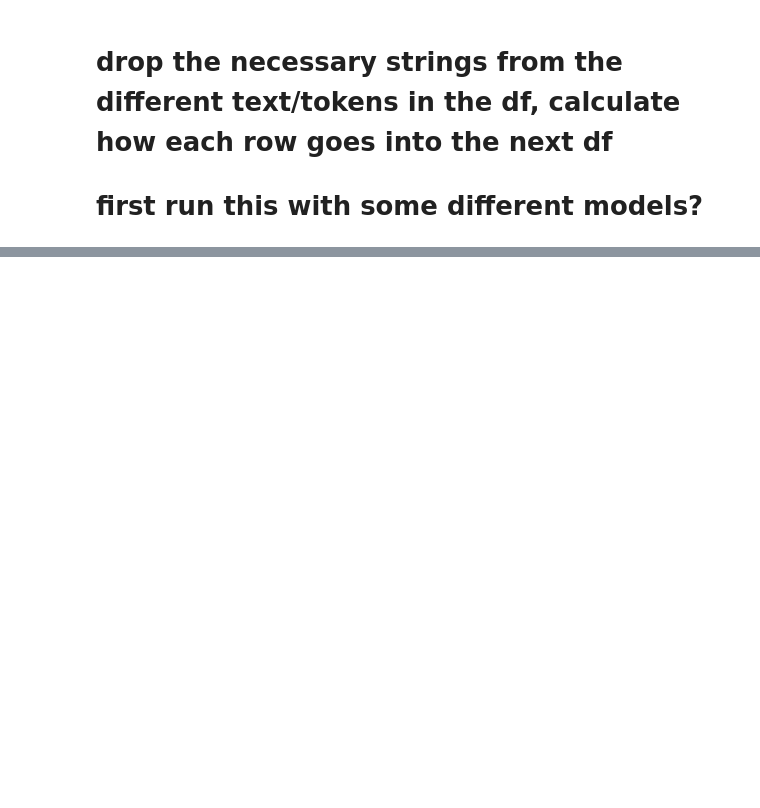
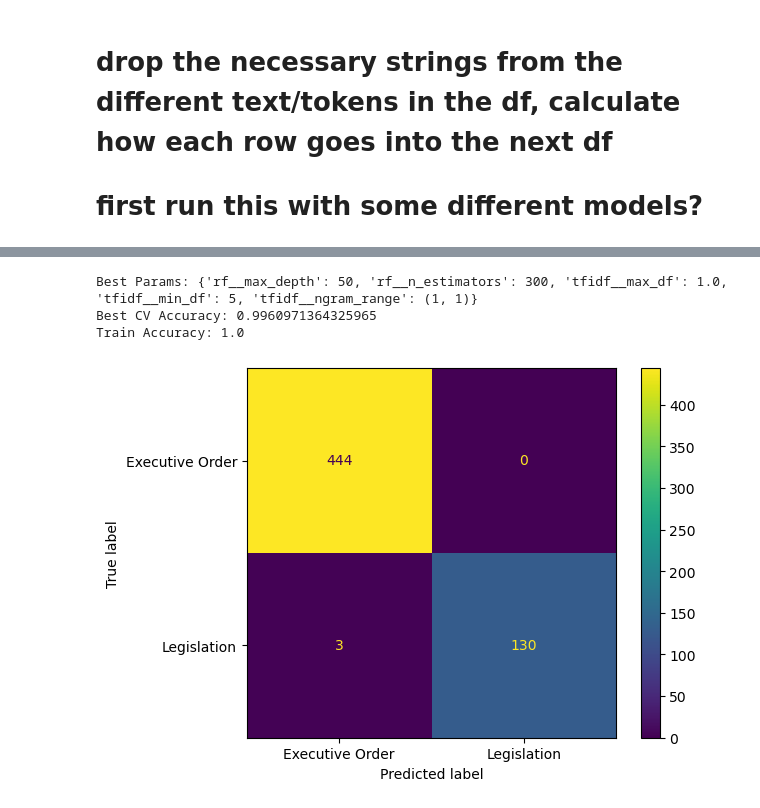
Before and after one commit to natehiatt/unitary_executive_project, a Jupyter notebook: notebooks/text_cleaning.ipynb, the cells around one changed output, grey strips where cells are left out. Saved outputs shown, nothing was run; the diff lists cells and outputs as text; code cells hidden in the pictures; blank space fills up the shorter version.

```diff
--- a/notebooks/text_cleaning.ipynb
+++ b/notebooks/text_cleaning.ipynb
@@ -802,16 +775,16 @@ pipe_rf = Pipeline([
 # setting up the parameters
 param_grid_rf = {
     'tfidf__max_df': [0.5, 0.75, 1.0],
-    'tfidf__min_df': [1, 3, 5, 10],
-    'tfidf__ngram_range': [(1, 1), (1, 2), (2, 2), (1, 3), (2, 3), (3, 3)],
-    'rf__n_estimators': [100, 200, 300],
-    'rf__criterion': ['gini', 'log_loss'],
+    'tfidf__min_df': [1, 5, 10],
+    'tfidf__ngram_range': [(1, 1), (2, 2), (3, 3)],
+    'rf__n_estimators': [100, 300],
+    #'rf__criterion': ['gini', 'log_loss'],
     'rf__max_depth': [None, 10, 50],
-    'rf__max_features': [None, 'sqrt', 'log2']
+    #'rf__max_features': [None, 'sqrt', 'log2']
 }
 
 # grid search
-gs_rf = GridSearchCV(pipe_rf, param_grid_rf, cv=5, n_jobs=-1)
+gs_rf = GridSearchCV(pipe_rf, param_grid_rf, cv=3, n_jobs=-1)
 # %%
 gs_rf.fit(X_train, y_train)
 # %% [output]
@@ -818,0 +800,10 @@ KeyboardInterrupt:
+# %%
+evaluate_grid(gs_rf)
+# %% [output]
+Best Params: {'rf__max_depth': 50, 'rf__n_estimators': 300, 'tfidf__max_df': 1.0, 'tfidf__min_df': 5, 'tfidf__ngram_range': (1, 1)}
+Best CV Accuracy: 0.9960971364325965
+Train Accuracy: 1.0
+# %%
+plot_cm(y_test, gs_rf)
+# %% [output]
+[figure, added]
```
Also changed, not shown: parts of 47 cells of this notebook, 2 other files.
